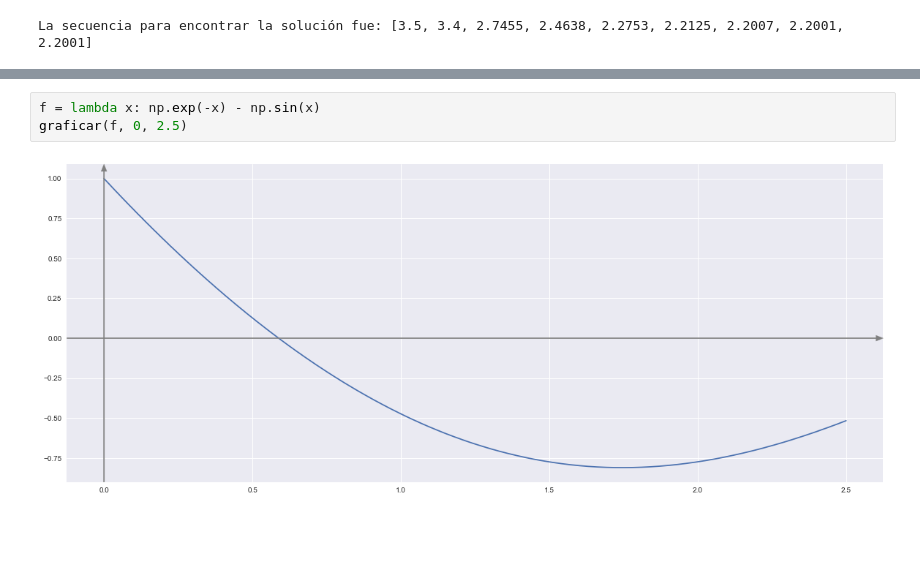
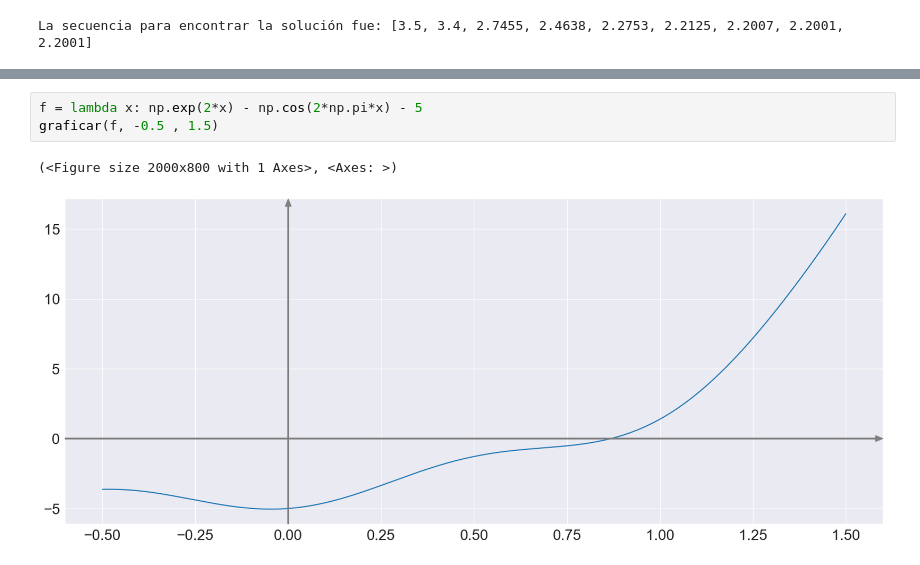
Before and after one commit to caramirezs/MetNum_librodigital, a Jupyter notebook: 1_Ecuaciones_de_una_variable/1.4_Metodo_de_la_secante.ipynb, the cells around one changed output, grey strips where cells are left out. Cells and saved outputs as stored; diff of their text form; blank space fills up the shorter version.

```diff
--- a/1_Ecuaciones_de_una_variable/1.4_Metodo_de_la_secante.ipynb
+++ b/1_Ecuaciones_de_una_variable/1.4_Metodo_de_la_secante.ipynb
@@ -288,5 +208,6 @@ p_{i+1} = p_{i} -\frac{f(p_{i}) - (p_{n-1}-p_{i})}{f(p_{i-1}) - f(p_{i})}
 # %%
-f = lambda x: np.exp(-x) - np.sin(x)
-graficar(f, 0, 2.5)
+f = lambda x: np.exp(2*x) - np.cos(2*np.pi*x) - 5
+graficar(f, -0.5 , 1.5)
 # %% [output]
+(<Figure size 2000x800 with 1 Axes>, <Axes: >)
-[figure, old version]
+[figure, new version]
```
Also changed, not shown: parts of 17 cells of this notebook, 4 other files.
